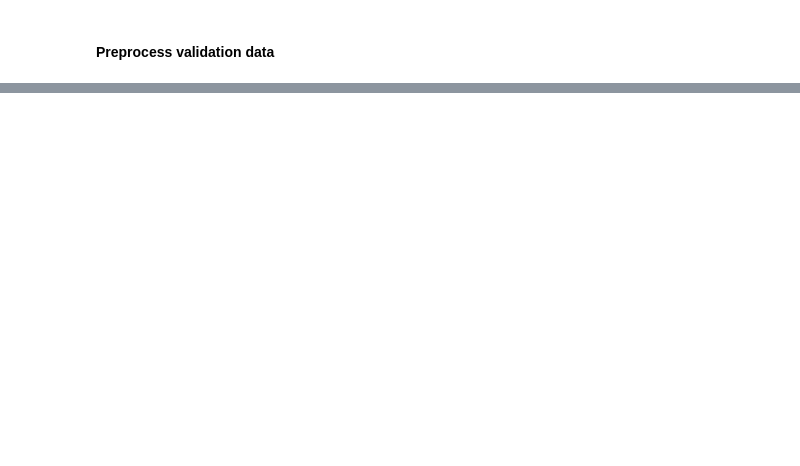
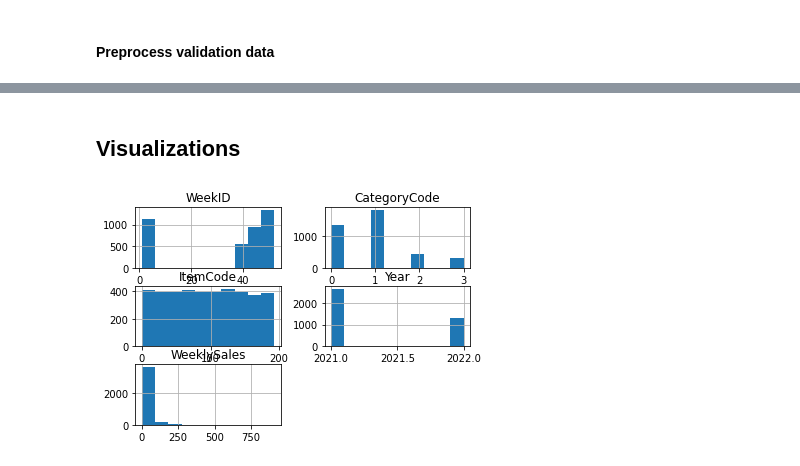
Before and after one commit to nadunys/data-storm-3.0, a Jupyter notebook: 2022-03-27/ds_2.ipynb, the cells around one changed output, grey strips where cells are left out. Saved outputs shown, nothing was run; the diff lists cells and outputs as text; code cells hidden in the pictures; blank space fills up the shorter version.

```diff
--- a/2022-03-27/ds_2.ipynb
+++ b/2022-03-27/ds_2.ipynb
@@ -97,3 +106,7 @@ train_data['DailySales'] = train_data['DailySales']
 train_data['Year'] = train_data['DateID'].apply(get_year)
 train_data['ItemCode'] = train_data['ItemCode'].apply(get_item_code_id)
 train_data['CategoryCode'] = train_data['CategoryCode'].apply(get_category_id)
+# %%
+train_grp_by_week = train_data.groupby(['WeekID', 'CategoryCode', 'ItemCode', 'Year'])['DailySales'].sum().reset_index()
+train_grp_by_week = train_grp_by_week.rename(columns = {'DailySales': 'WeeklySales'}, inplace = False)
+train_grp_by_week.head()
@@ -104,0 +178,7 @@ validation_data['CategoryCode'] = validation_data['CategoryCode'].apply(get_cate
+# %% [markdown]
+## Visualizations
+# %%
+train_grp_by_week.hist()
+plt.show()
+# %% [output]
+[figure, added]
```
Also changed, not shown: parts of 34 cells of this notebook.
